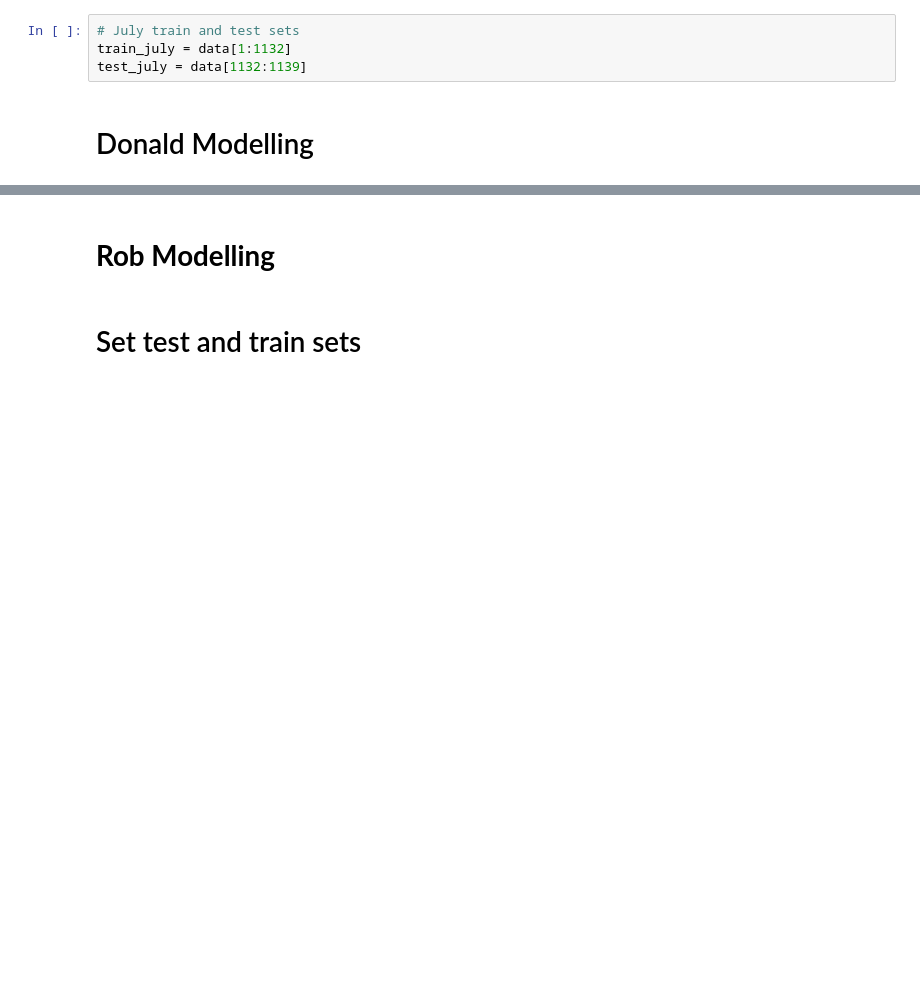
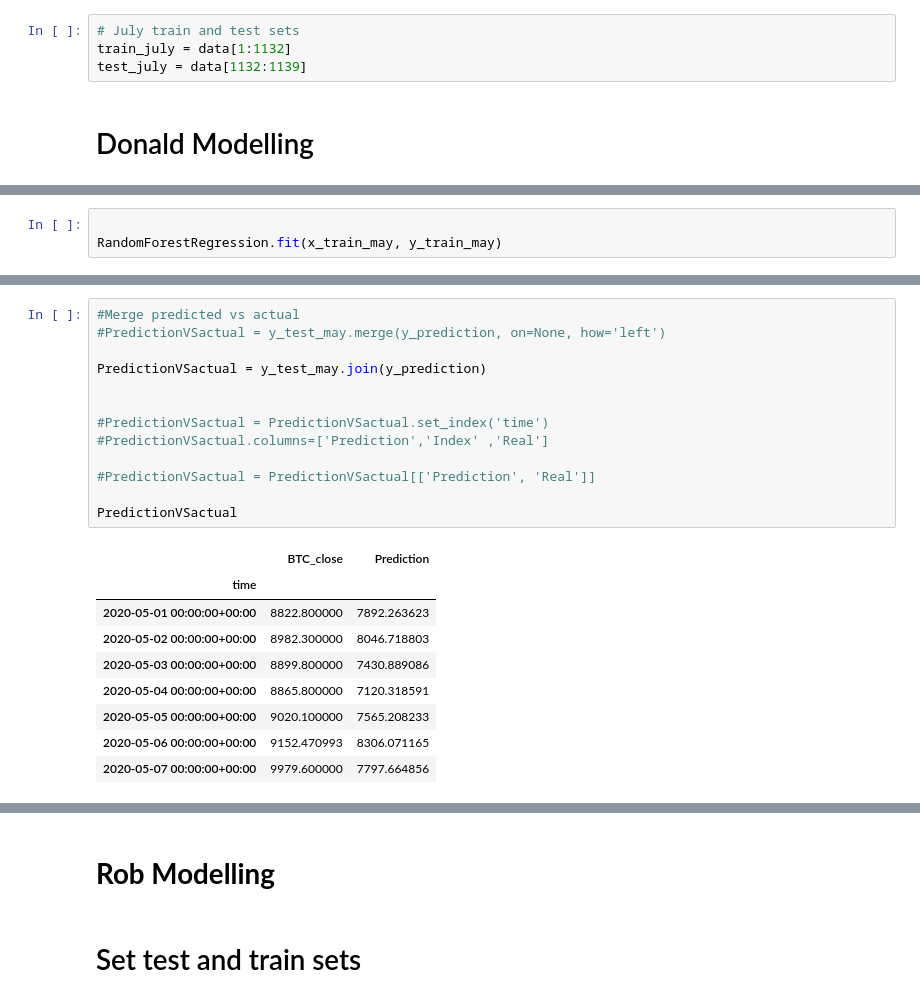
Before and after one commit to DonaldTurton/iLab2, a Jupyter notebook: Mdoelling_1.ipynb, the cells around one changed output, grey strips where cells are left out. Saved outputs shown, nothing was run; the diff lists cells and outputs as text; blank space fills up the shorter version.

```diff
--- a/Mdoelling_1.ipynb
+++ b/Mdoelling_1.ipynb
@@ -118,0 +170,3 @@ test_july = data[1132:1139]
+# %%
+
+RandomForestRegression.fit(x_train_may, y_train_may)
@@ -118,0 +225,23 @@ test_july = data[1132:1139]
+# %%
+#Merge predicted vs actual
+#PredictionVSactual = y_test_may.merge(y_prediction, on=None, how='left')
+
+PredictionVSactual = y_test_may.join(y_prediction)
+
+
+#PredictionVSactual = PredictionVSactual.set_index('time')
+#PredictionVSactual.columns=['Prediction','Index' ,'Real']
+
+#PredictionVSactual = PredictionVSactual[['Prediction', 'Real']]
+
+PredictionVSactual
+# %% [output]
+|  | BTC_close | Prediction |
+| time |  |  |
+| 2020-05-01 00:00:00+00:00 | 8822.800000 | 7892.263623 |
+| 2020-05-02 00:00:00+00:00 | 8982.300000 | 8046.718803 |
+| 2020-05-03 00:00:00+00:00 | 8899.800000 | 7430.889086 |
+| 2020-05-04 00:00:00+00:00 | 8865.800000 | 7120.318591 |
+| 2020-05-05 00:00:00+00:00 | 9020.100000 | 7565.208233 |
+| 2020-05-06 00:00:00+00:00 | 9152.470993 | 8306.071165 |
+| 2020-05-07 00:00:00+00:00 | 9979.600000 | 7797.664856 |
```
Also changed, not shown: parts of 22 cells of this notebook.
